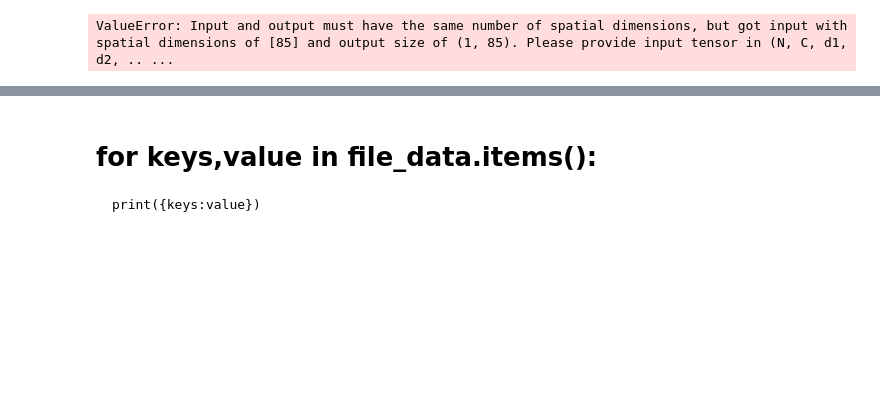
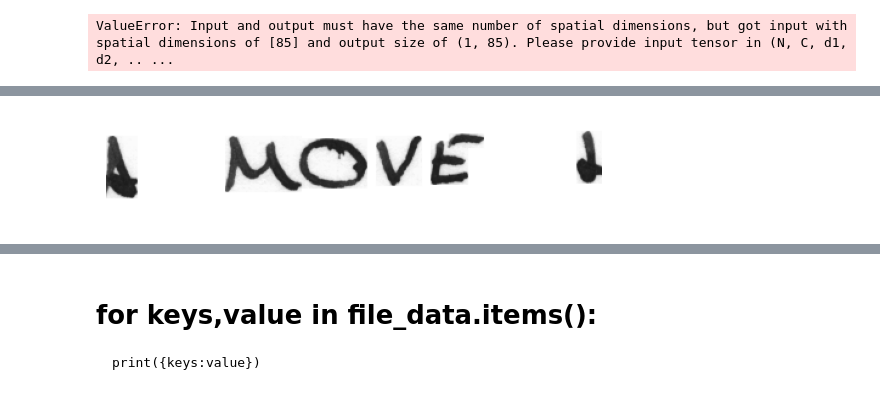
Before and after one commit to chashu2464/Content-and-Style-Aware-Generation-of-Text-Line-Images-for-Handwriting-Recognition, a Jupyter notebook: preprocessing_script.ipynb, the cells around one changed output, grey strips where cells are left out. Drawn from its saved outputs; the diff is of its cells as text; code cells hidden in the pictures; blank space fills up the shorter version.

```diff
--- a/preprocessing_script.ipynb
+++ b/preprocessing_script.ipynb
@@ -84,0 +95,21 @@ def xml_to_text(XML):
+# %%
+import cv2
+
+# Load image
+img = cv2.imread("line_data/Images/a01/a01-000u/a01-000u-00.png")
+
+# Define x, y, w, h dimensions for the crop
+x = 1
+y = 10
+w = 408
+h = 768
+
+# Crop the image
+crop_img = img[y:y+h, x:x+w]
+
+# Display the cropped image
+plt.imshow( crop_img)
+plt.axis("off")
+plt.show()
+# %% [output]
+[figure, added]
```
Also changed, not shown: parts of 16 cells of this notebook, 11 other files.
